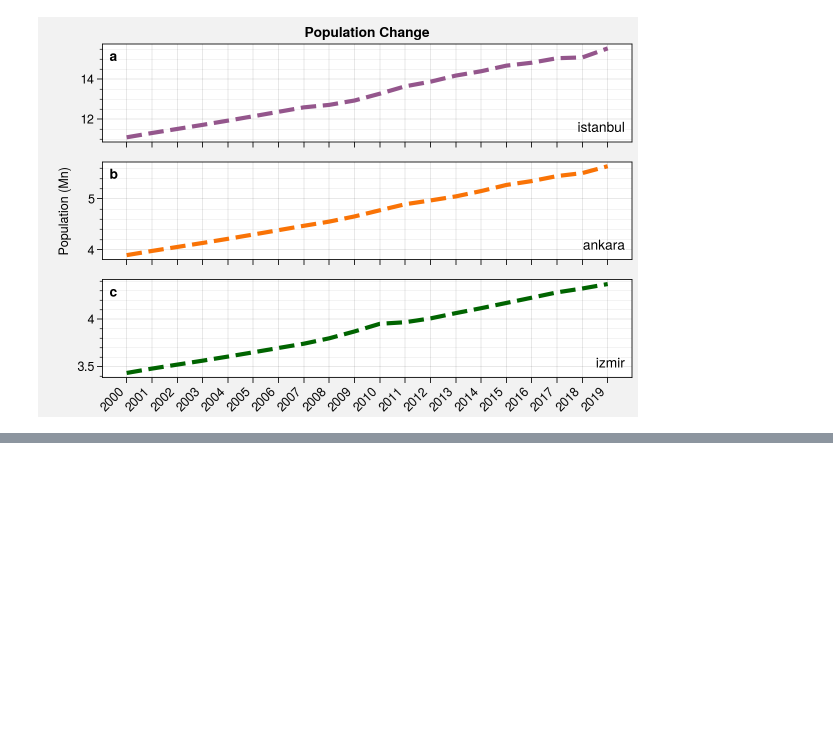
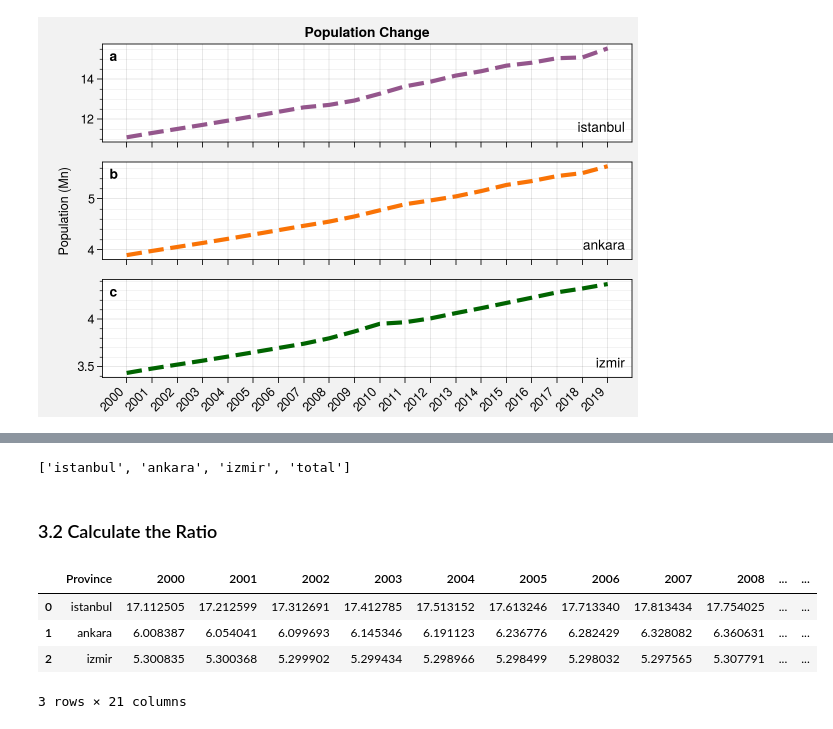
Before and after one commit to donmezkutay/ATMOS22-Paper-Codes, a Jupyter notebook: population_analysis.ipynb, the cells around one changed output, grey strips where cells are left out. Saved outputs shown, nothing was run; the diff lists cells and outputs as text; code cells hidden in the pictures; blank space fills up the shorter version.

```diff
--- a/population_analysis.ipynb
+++ b/population_analysis.ipynb
@@ -68,0 +71,20 @@ The 'progressive' parameter of print_jpg() was deprecated in Matplotlib 3.3 and
+# %%
+# create column named total
+total_col = ['total']
+
+# merge province and total columnc together
+province_total = province + total_col
+
+# get the whole turkey population data
+turkey_dt = retrieve_population(list(cities))
+turkey_dt.set_index('Province', inplace=True)
+turkey_dt = turkey_dt.transpose()
+
+# find the total population bu summing up each city
+turkey_dt.loc[:, total_col] = turkey_dt.sum(axis=1)
+# %%
+province_total
+# %% [output]
+['istanbul', 'ankara', 'izmir', 'total']
+# %% [markdown]
+### 3.2 Calculate the Ratio
@@ -68,0 +117,8 @@ The 'progressive' parameter of print_jpg() was deprecated in Matplotlib 3.3 and
+# %%
+perc_dt
+# %% [output]
+|  | Province | 2000 | 2001 | 2002 | 2003 | 2004 | 2005 | 2006 | 2007 | 2008 | ... | ... |
+| 0 | istanbul | 17.112505 | 17.212599 | 17.312691 | 17.412785 | 17.513152 | 17.613246 | 17.713340 | 17.813434 | 17.754025 | ... | ... |
+| 1 | ankara | 6.008387 | 6.054041 | 6.099693 | 6.145346 | 6.191123 | 6.236776 | 6.282429 | 6.328082 | 6.360631 | ... | ... |
+| 2 | izmir | 5.300835 | 5.300368 | 5.299902 | 5.299434 | 5.298966 | 5.298499 | 5.298032 | 5.297565 | 5.307791 | ... | ... |
+3 rows × 21 columns
```
Also changed, not shown: parts of 11 cells of this notebook.
